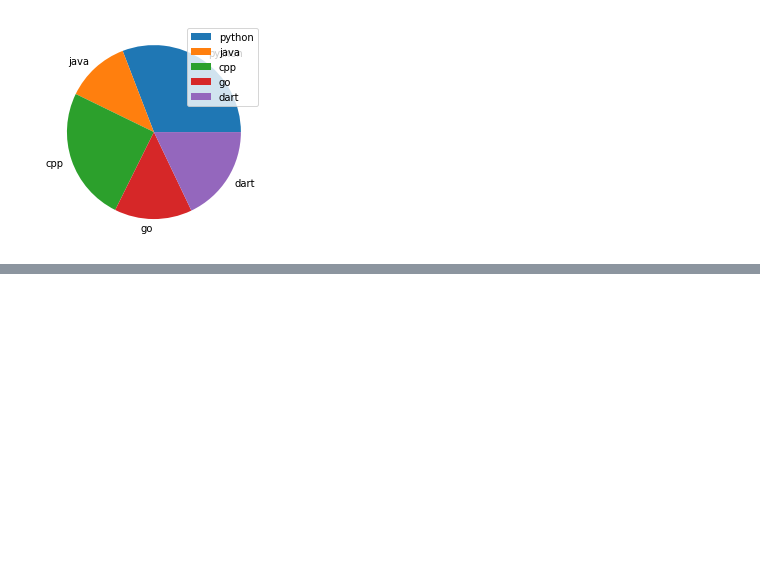
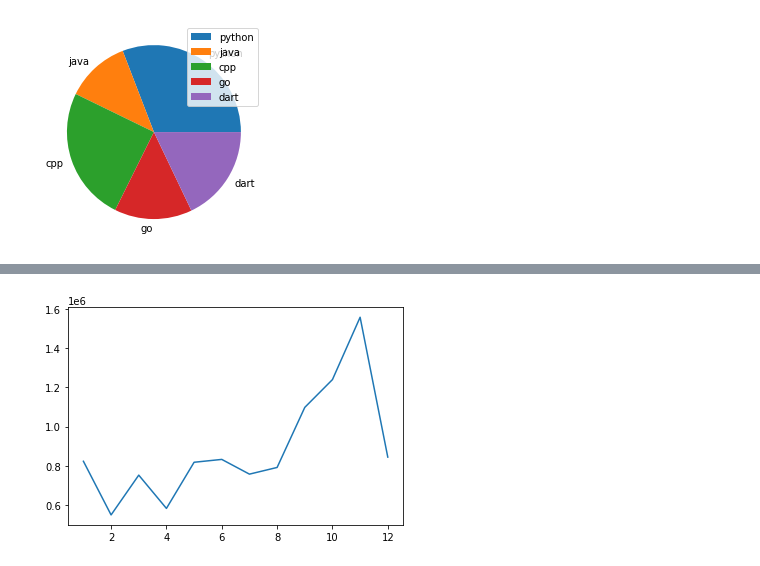
Before and after one commit to ishantk/GW2022PD1, a Jupyter notebook: GW2022PD1.ipynb, the cells around one changed output, grey strips where cells are left out. Drawn from its saved outputs; the diff is of its cells as text; code cells hidden in the pictures; blank space fills up the shorter version.

```diff
--- a/GW2022PD1.ipynb
+++ b/GW2022PD1.ipynb
@@ -516,0 +693,3 @@ plt.legend()
+# %%
+dataset = pd.read_csv('BigMartSalesData.csv')
+dataset
@@ -516,0 +710,3 @@ plt.legend()
+# %%
+table_2011 = dataset[dataset['Year'] == 2011]
+table_2011
@@ -516,0 +727,3 @@ plt.legend()
+# %%
+sales_monthly_data_2011 = table_2011.groupby('Month').sum()['Amount']
+sales_monthly_data_2011
@@ -516,0 +745,5 @@ plt.legend()
+# %%
+plt.plot(sales_monthly_data_2011.index, sales_monthly_data_2011.values)
+plt.show()
+# %% [output]
+[figure, added]
```
Also changed, not shown: parts of 24 cells of this notebook.
